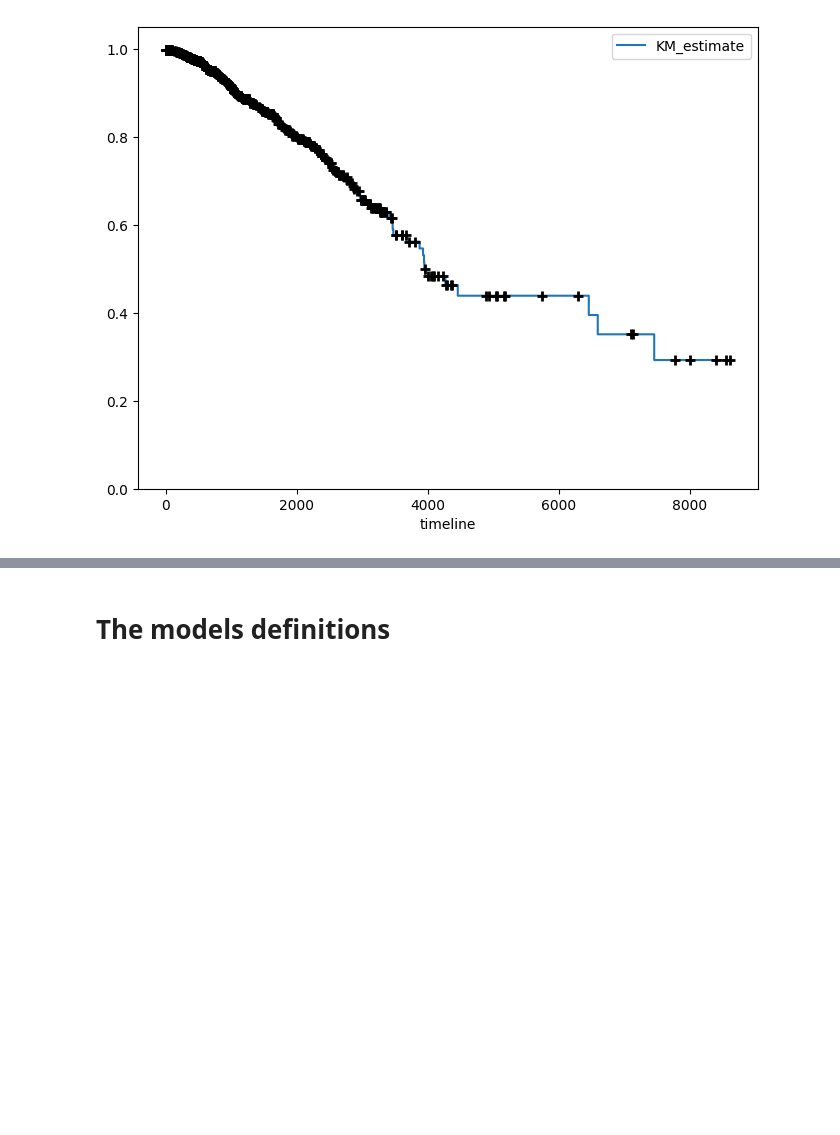
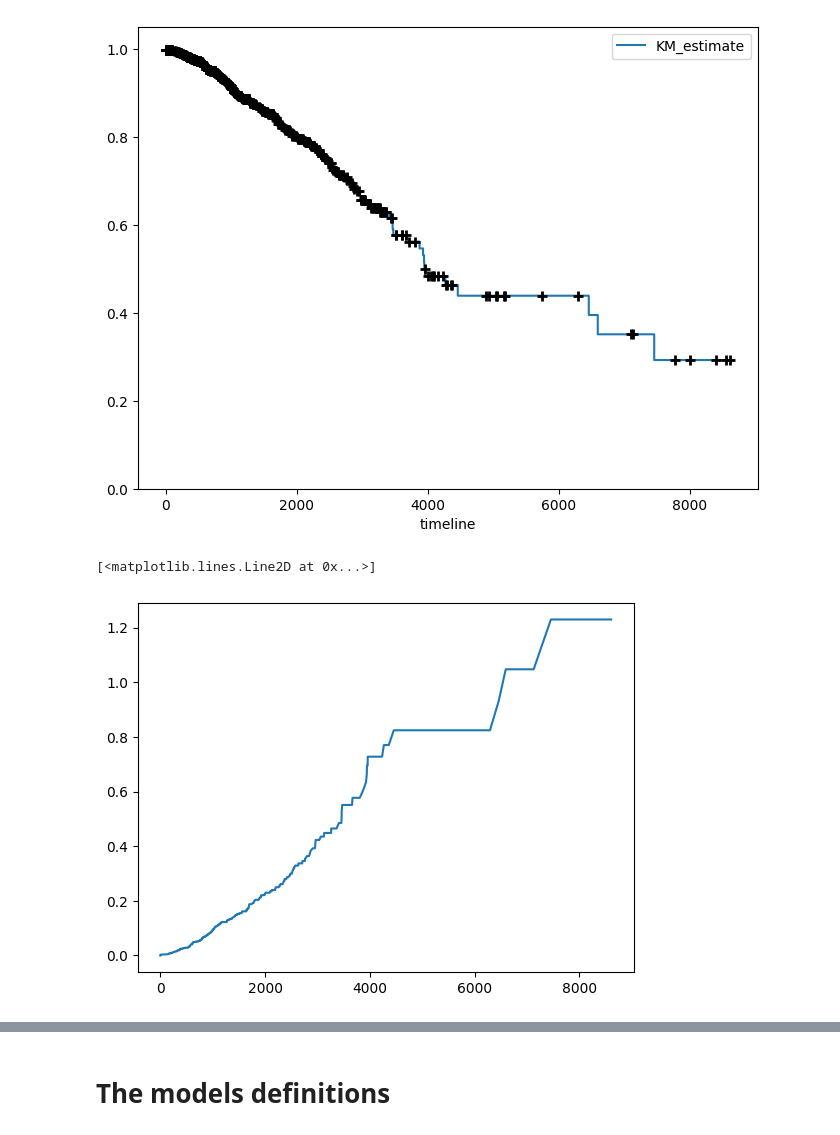
Before and after one commit to nhilariosilva/thetaflow_method_paper, a Jupyter notebook: TCGA-BRCA/TCGA-BRCA.ipynb, the cells around one changed output, grey strips where cells are left out. Cells and saved outputs as stored; diff of their text form; code cells hidden in the pictures; blank space fills up the shorter version.

```diff
--- a/TCGA-BRCA/TCGA-BRCA.ipynb
+++ b/TCGA-BRCA/TCGA-BRCA.ipynb
@@ -77,6 +79,15 @@ ax.set_ylim(0,1.05)
 plt.show()
 # %% [output]
 [figure]
+# %%
+t = km.timeline
+S_t = km.survival_function_.iloc[:,0].to_numpy()
+H = -np.log(S_t)
+
+plt.plot(t,H)
+# %% [output]
+[<matplotlib.lines.Line2D at 0x...>]
+[figure, added]
 # %% [markdown]
 As we can see, data suggests there should exist a fraction of patients that are immune to the event of death, given that for higher times, the Kaplan-Meier curve seems to stabilize at some point greater than zero. In fact, multiple censorships fall in this final value, suggesting a stronger evidence than just random fluctuations would cause data to be like this.
 
```
Also changed, not shown: parts of 30 cells of this notebook, 1 other file.
